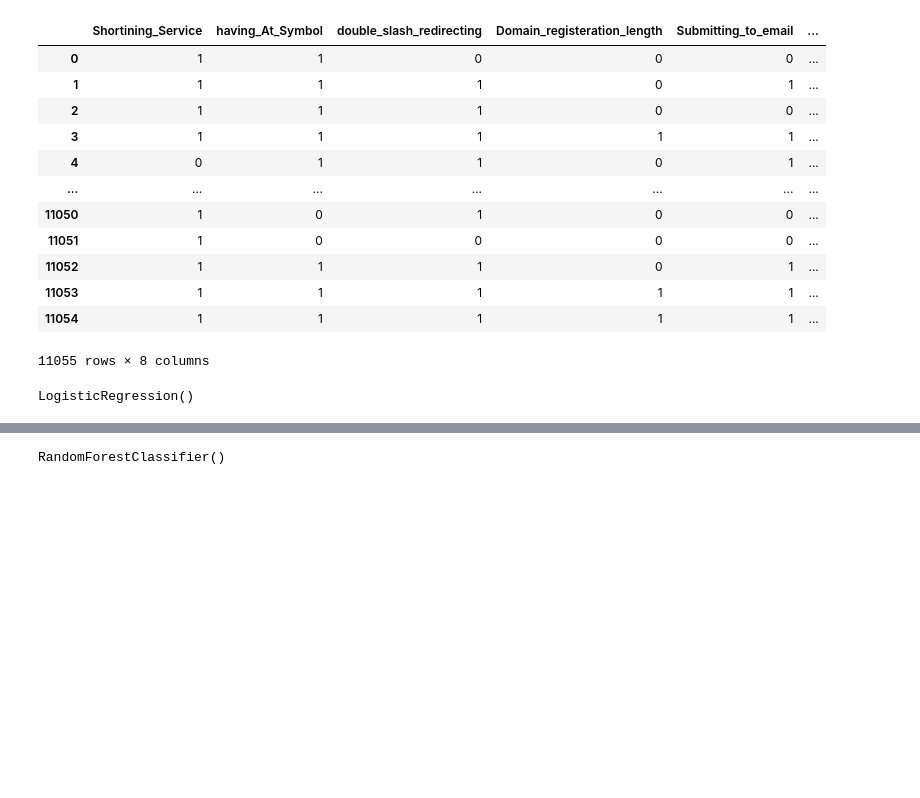
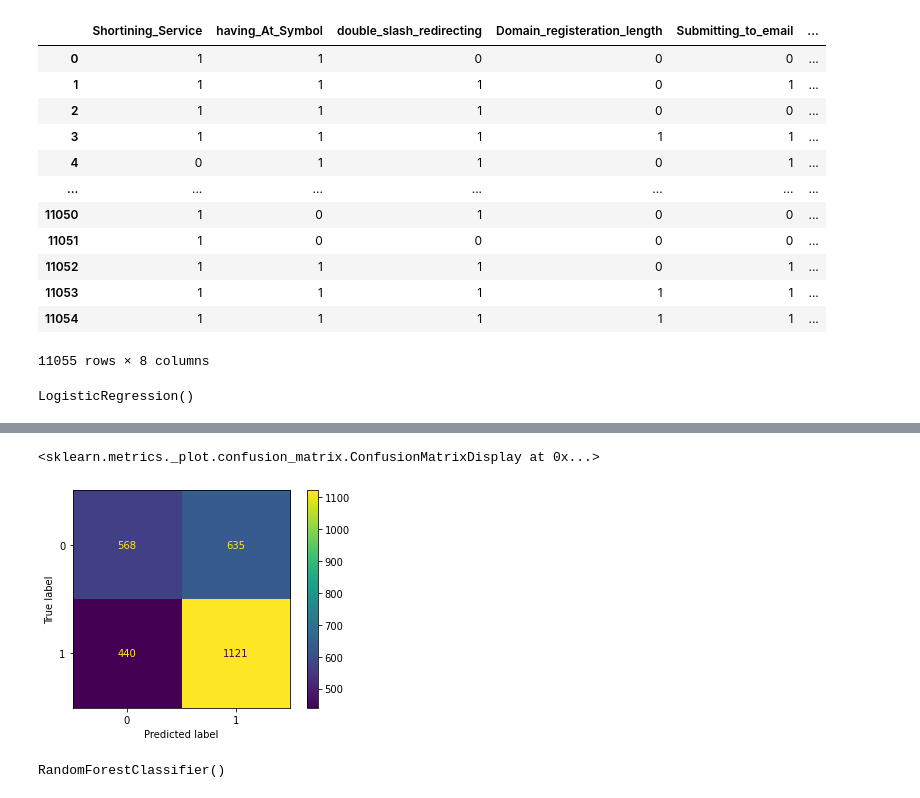
Before and after one commit to Bespecinaia/Konkurs_TJA, a Jupyter notebook: KONKURS_1676294727.ipynb, the cells around one changed output, grey strips where cells are left out. Saved outputs shown, nothing was run; the diff lists cells and outputs as text; code cells hidden in the pictures; blank space fills up the shorter version.

```diff
--- a/KONKURS_1676294727.ipynb
+++ b/KONKURS_1676294727.ipynb
@@ -120,3 +126,8 @@ accuracy_score(y_pred, y_test)
+# %%
+plot_confusion_matrix(gaunb, X_test, y_test)
+# %% [output]
+<sklearn.metrics._plot.confusion_matrix.ConfusionMatrixDisplay at 0x...>
+[figure, added]
 # %%
 from sklearn.ensemble import RandomForestClassifier
 # %%
```
Also changed, not shown: parts of 5 cells of this notebook, 2 other files.
